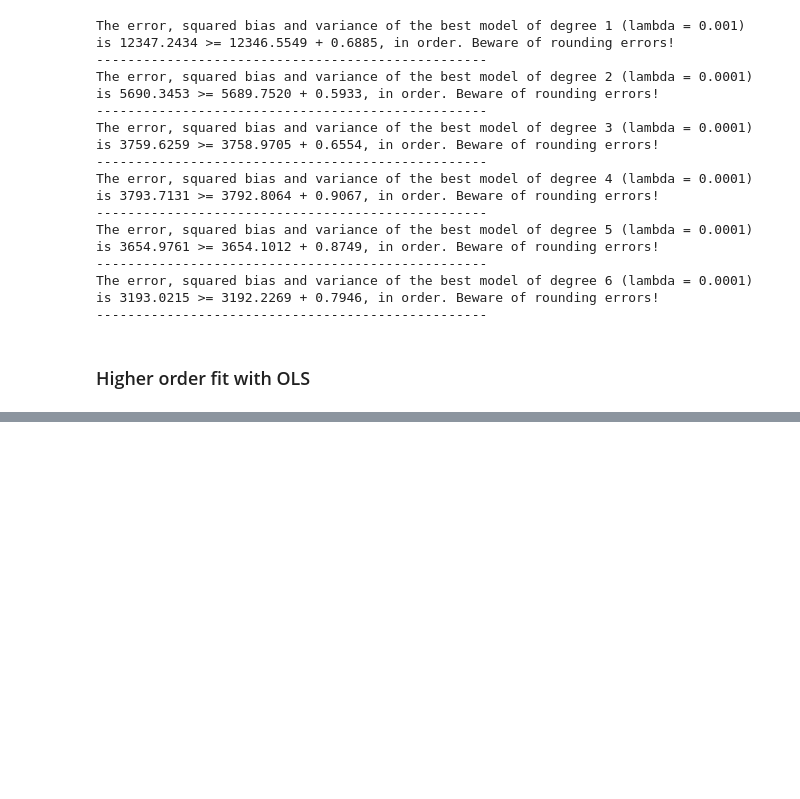
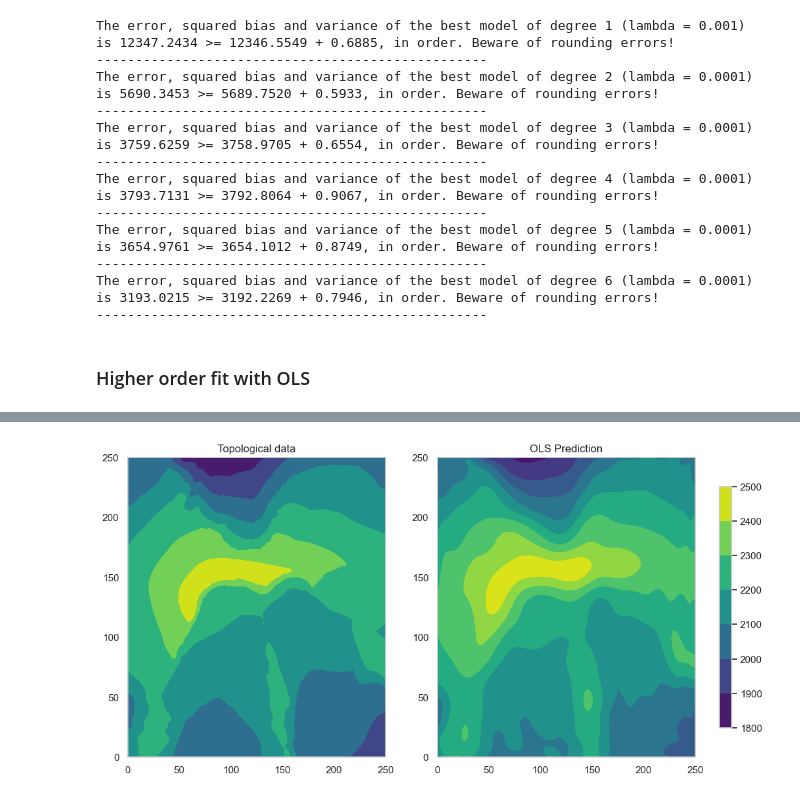
Before and after one commit to MariaFlyAway/Project1_FYS_STK, a Jupyter notebook: Topological_dataset/Fitting_topological_data.ipynb, the cells around one changed output, grey strips where cells are left out. Drawn from its saved outputs; the diff is of its cells as text; code cells hidden in the pictures; blank space fills up the shorter version.

```diff
--- a/Topological_dataset/Fitting_topological_data.ipynb
+++ b/Topological_dataset/Fitting_topological_data.ipynb
@@ -491,0 +522,19 @@ plt.show()
+# %%
+fig, axs = plt.subplots(1, 2, figsize=(12, 6))
+
+# Plotting the datapoints
+original_data = axs[0].contourf(x_plot, y_plot, z_orig_plot, cmap='viridis')
+axs[0].set_title('Topological data')
+
+# Plot the polynomial regression prediction
+fitted_data = axs[1].contourf(x_plot, y_plot, z_plot, cmap='viridis')
+axs[1].set_title('OLS Prediction')
+
+
+# Create the colorbar
+contourf_objects = [original_data, fitted_data]
+fig.colorbar(contourf_objects[0], ax=axs, orientation='vertical', fraction=0.02, pad=0.04)
+
+plt.show()
+# %% [output]
+[figure, added]
```
Also changed, not shown: parts of 6 cells of this notebook, 1 other file.
